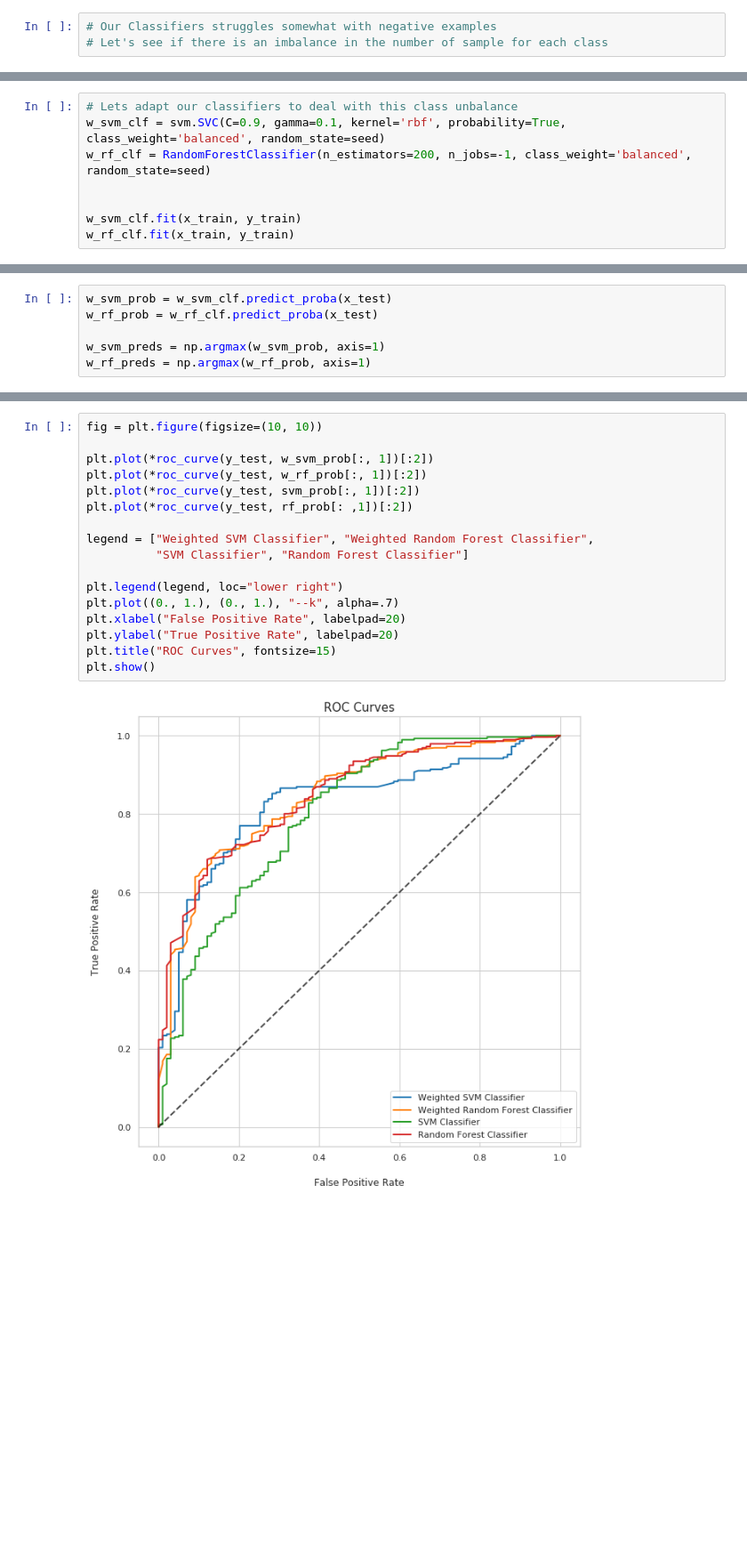
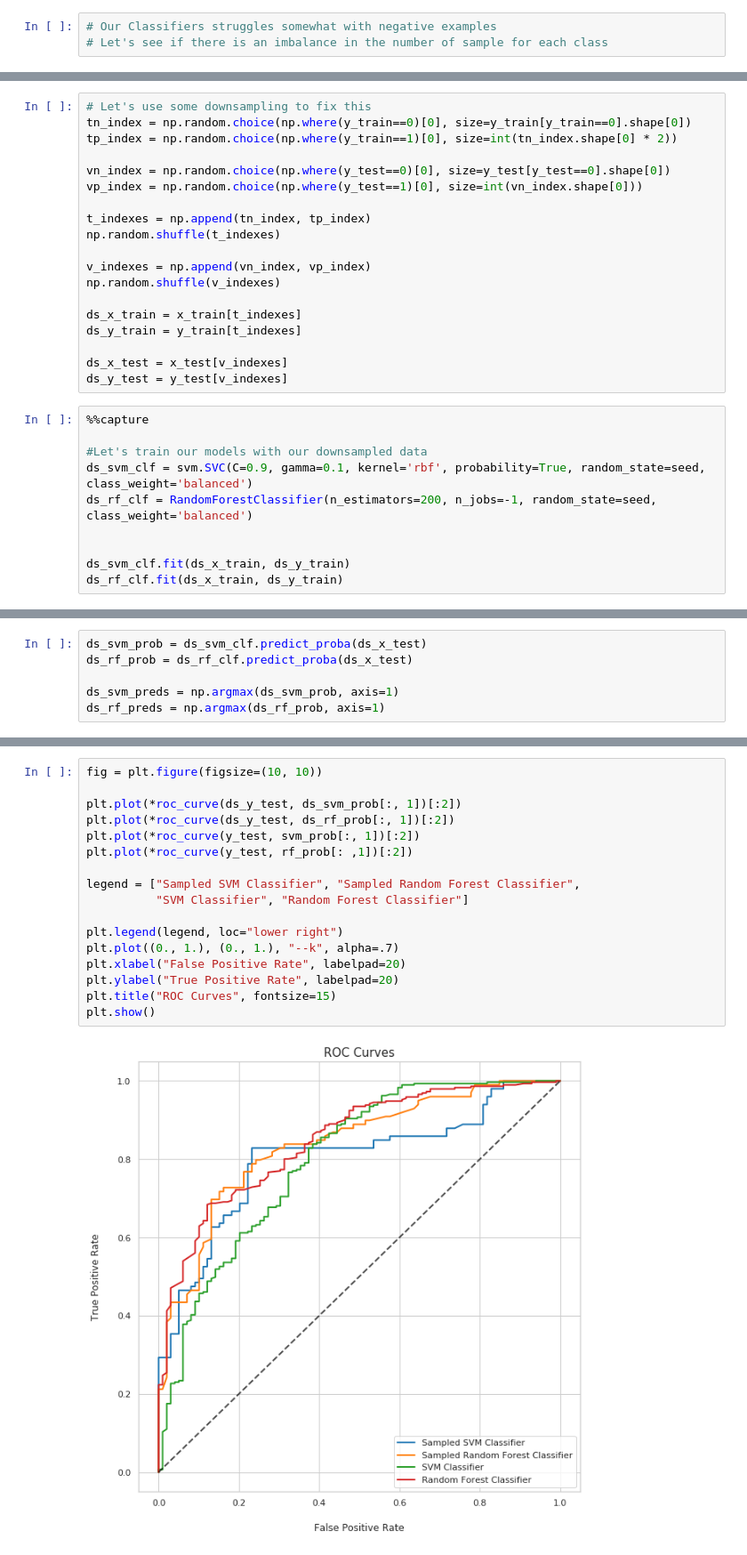
Before and after one commit to dvd42/GOT-Death-Prediction, a Jupyter notebook: got_death_predictions.ipynb, the cells around one changed output, grey strips where cells are left out. Shown at 89% size. Saved outputs shown, nothing was run; the diff lists cells and outputs as text; blank space fills up the shorter version.

```diff
--- a/got_death_predictions.ipynb
+++ b/got_death_predictions.ipynb
@@ -279,11 +279,32 @@ df["actual"].value_counts().plot.pie(labels=("Alive", "Dead"), label="", autopct
 plt.show()
 # %% [output]
 [figure]
+# %%
+# Let's use some downsampling to fix this
+tn_index = np.random.choice(np.where(y_train==0)[0], size=y_train[y_train==0].shape[0])
+tp_index = np.random.choice(np.where(y_train==1)[0], size=int(tn_index.shape[0] * 2))
+
+vn_index = np.random.choice(np.where(y_test==0)[0], size=y_test[y_test==0].shape[0])
+vp_index = np.random.choice(np.where(y_test==1)[0], size=int(vn_index.shape[0]))
+
+t_indexes = np.append(tn_index, tp_index)
+np.random.shuffle(t_indexes)
+
+v_indexes = np.append(vn_index, vp_index)
+np.random.shuffle(v_indexes)
+
+ds_x_train = x_train[t_indexes]
+ds_y_train = y_train[t_indexes]
+
+ds_x_test = x_test[v_indexes]
+ds_y_test = y_test[v_indexes]
 # %%
-# Lets adapt our classifiers to deal with this class unbalance
-w_svm_clf = svm.SVC(C=0.9, gamma=0.1, kernel='rbf', probability=True, class_weight='balanced', random_state=seed)
-w_rf_clf = RandomForestClassifier(n_estimators=200, n_jobs=-1, class_weight='balanced', random_state=seed)
+%%capture
+
+#Let's train our models with our downsampled data
+ds_svm_clf = svm.SVC(C=0.9, gamma=0.1, kernel='rbf', probability=True, random_state=seed, class_weight='balanced')
+ds_rf_clf = RandomForestClassifier(n_estimators=200, n_jobs=-1, random_state=seed, class_weight='balanced')
 
 
-w_svm_clf.fit(x_train, y_train)
-w_rf_clf.fit(x_train, y_train)
+ds_svm_clf.fit(ds_x_train, ds_y_train)
+ds_rf_clf.fit(ds_x_train, ds_y_train)
@@ -298,7 +311,7 @@ RandomForestClassifier(bootstrap=True, class_weight='balanced',
 # %%
-w_svm_prob = w_svm_clf.predict_proba(x_test)
-w_rf_prob = w_rf_clf.predict_proba(x_test)
+ds_svm_prob = ds_svm_clf.predict_proba(ds_x_test)
+ds_rf_prob = ds_rf_clf.predict_proba(ds_x_test)
 
-w_svm_preds = np.argmax(w_svm_prob, axis=1)
-w_rf_preds = np.argmax(w_rf_prob, axis=1)
+ds_svm_preds = np.argmax(ds_svm_prob, axis=1)
+ds_rf_preds = np.argmax(ds_rf_prob, axis=1)
 # %%
@@ -340,20 +351,20 @@ plt.show()
 # %%
 fig = plt.figure(figsize=(10, 10))
 
-plt.plot(*roc_curve(y_test, w_svm_prob[:, 1])[:2])
-plt.plot(*roc_curve(y_test, w_rf_prob[:, 1])[:2])
+plt.plot(*roc_curve(ds_y_test, ds_svm_prob[:, 1])[:2])
+plt.plot(*roc_curve(ds_y_test, ds_rf_prob[:, 1])[:2])
 plt.plot(*roc_curve(y_test, svm_prob[:, 1])[:2])
 plt.plot(*roc_curve(y_test, rf_prob[: ,1])[:2])
 
-legend = ["Weighted SVM Classifier", "Weighted Random Forest Classifier",
+legend = ["Sampled SVM Classifier", "Sampled Random Forest Classifier",
           "SVM Classifier", "Random Forest Classifier"]
 
 plt.legend(legend, loc="lower right")
 plt.plot((0., 1.), (0., 1.), "--k", alpha=.7)
 plt.xlabel("False Positive Rate", labelpad=20)
 plt.ylabel("True Positive Rate", labelpad=20)
 plt.title("ROC Curves", fontsize=15)
 plt.show()
 # %% [output]
-[figure, old version]
+[figure, new version]
 # %%
```
Also changed, not shown: parts of 6 cells of this notebook.
